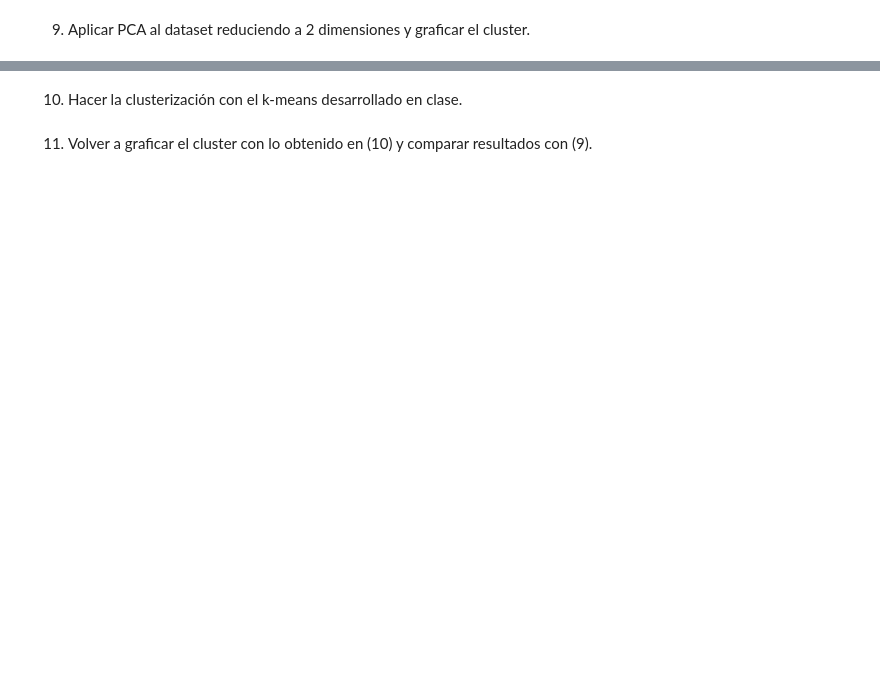
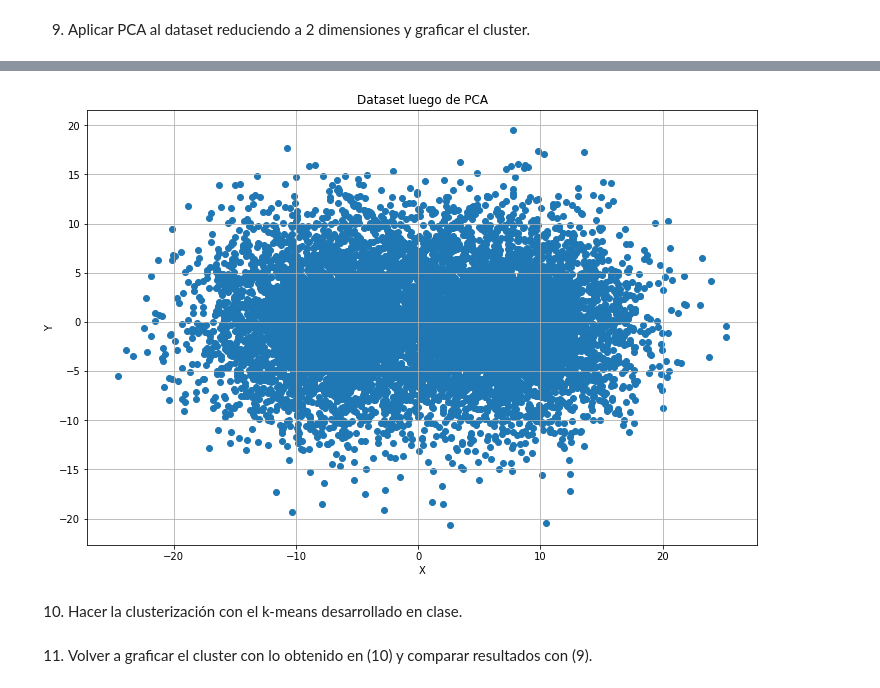
Before and after one commit to nhorro/ceai2020, a Jupyter notebook: intro_ai/clase_2/Clase 02 - Ejercicios.ipynb, the cells around one changed output, grey strips where cells are left out. Cells and saved outputs as stored; diff of their text form; code cells hidden in the pictures; blank space fills up the shorter version.

```diff
--- a/intro_ai/clase_2/Clase 02 - Ejercicios.ipynb
+++ b/intro_ai/clase_2/Clase 02 - Ejercicios.ipynb
@@ -449,2 +570,7 @@ random_vector
 # %% [markdown]
 9. Aplicar PCA al dataset reduciendo a 2 dimensiones y graficar el cluster.
+# %%
+# Workaround
+nan_mask = np.isnan(dataset)
+nan_mask
+dataset[nan_mask] = 0
@@ -451,2 +582,12 @@ random_vector
+# %%
+plt.figure(figsize=(12,8))
+plt.scatter(compressed_dataset[:,0],compressed_dataset[:,1])
+plt.title("Dataset luego de PCA")
+plt.xlabel("X")
+plt.ylabel("Y")
+plt.grid(which="Both")
+plt.show()
+# %% [output]
+[figure, added]
 # %% [markdown]
 10. Hacer la clusterización con el k-means desarrollado en clase.
```
Also changed, not shown: parts of 44 cells of this notebook, 3 other files.
